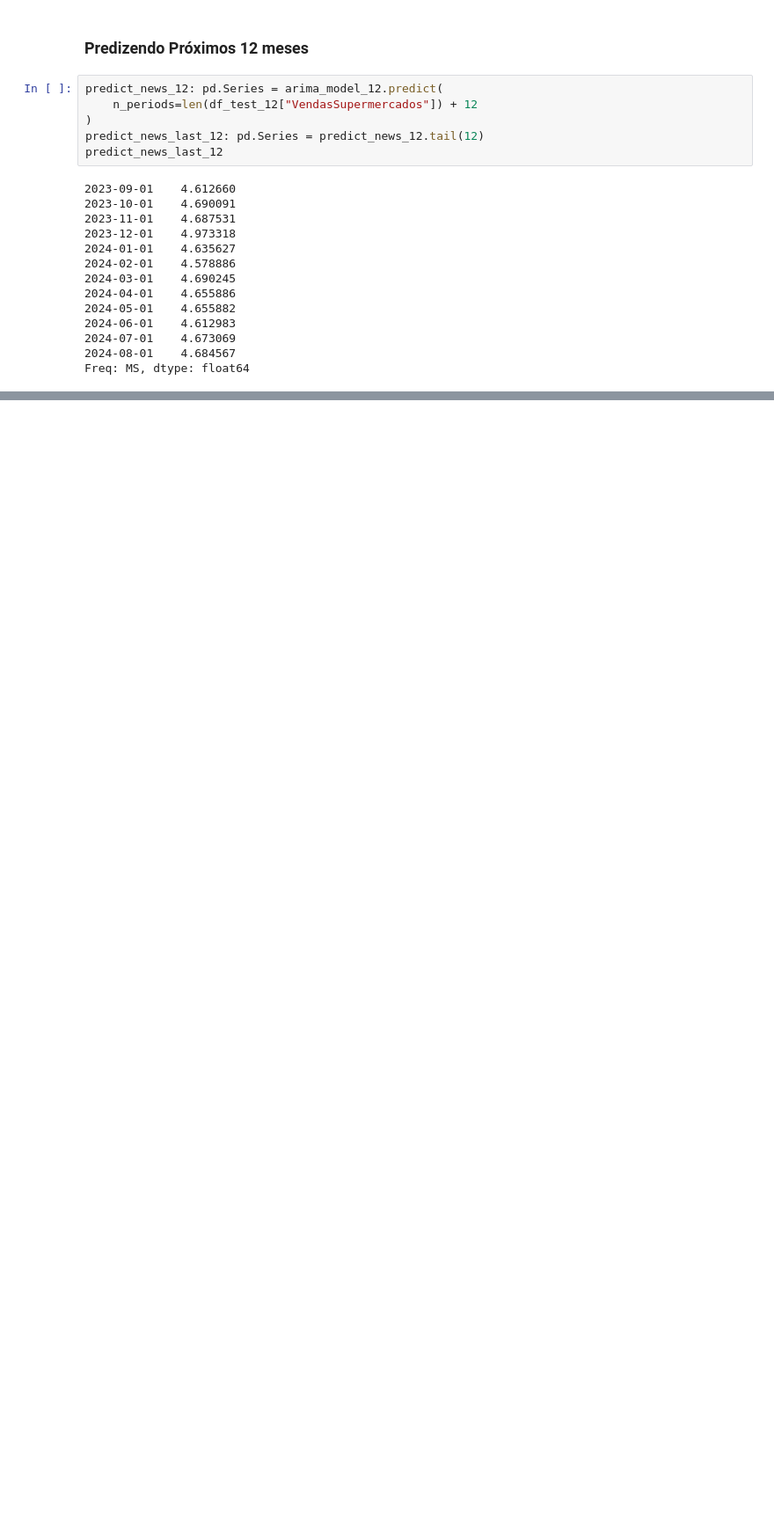
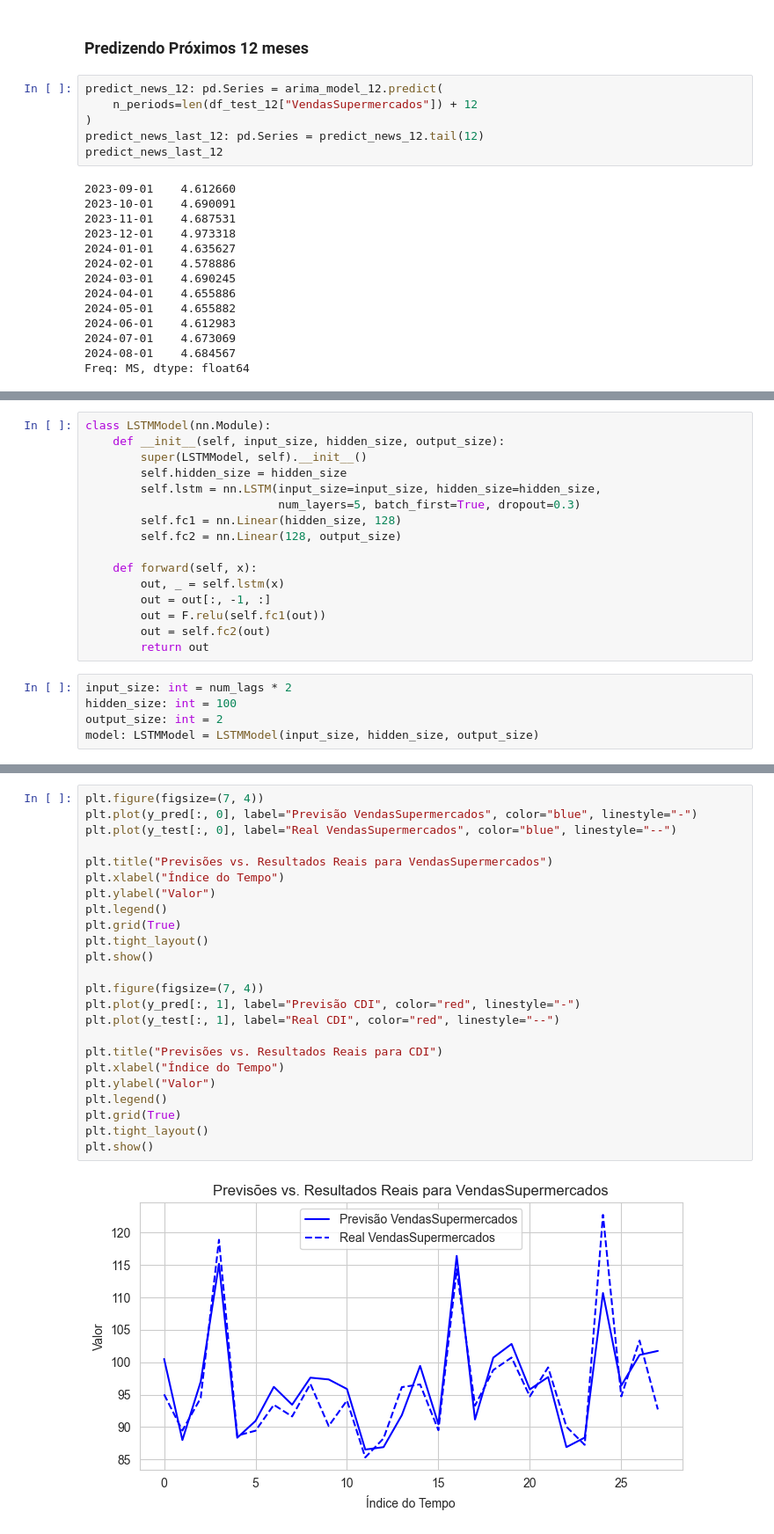
Before and after one commit to lspraciano/timeSeriesChallengeDez23, a Jupyter notebook: supermarket.ipynb, the cells around one changed output, grey strips where cells are left out. Shown at 88% size. Saved outputs shown, nothing was run; the diff lists cells and outputs as text; blank space fills up the shorter version.

```diff
--- a/supermarket.ipynb
+++ b/supermarket.ipynb
@@ -879,0 +961,21 @@ plt.show()
+# %%
+class LSTMModel(nn.Module):
+    def __init__(self, input_size, hidden_size, output_size):
+        super(LSTMModel, self).__init__()
+        self.hidden_size = hidden_size
+        self.lstm = nn.LSTM(input_size=input_size, hidden_size=hidden_size,
+                            num_layers=5, batch_first=True, dropout=0.3)
+        self.fc1 = nn.Linear(hidden_size, 128)
+        self.fc2 = nn.Linear(128, output_size)
+
+    def forward(self, x):
+        out, _ = self.lstm(x)
+        out = out[:, -1, :]
+        out = F.relu(self.fc1(out))
+        out = self.fc2(out)
+        return out
+# %%
+input_size: int = num_lags * 2
+hidden_size: int = 100
+output_size: int = 2
+model: LSTMModel = LSTMModel(input_size, hidden_size, output_size)
@@ -879,0 +1024,26 @@ plt.show()
+# %%
+plt.figure(figsize=(7, 4))
+plt.plot(y_pred[:, 0], label="Previsão VendasSupermercados", color="blue", linestyle="-")
+plt.plot(y_test[:, 0], label="Real VendasSupermercados", color="blue", linestyle="--")
+
+plt.title("Previsões vs. Resultados Reais para VendasSupermercados")
+plt.xlabel("Índice do Tempo")
+plt.ylabel("Valor")
+plt.legend()
+plt.grid(True)
+plt.tight_layout()
+plt.show()
+
+plt.figure(figsize=(7, 4))
+plt.plot(y_pred[:, 1], label="Previsão CDI", color="red", linestyle="-")
+plt.plot(y_test[:, 1], label="Real CDI", color="red", linestyle="--")
+
+plt.title("Previsões vs. Resultados Reais para CDI")
+plt.xlabel("Índice do Tempo")
+plt.ylabel("Valor")
+plt.legend()
+plt.grid(True)
+plt.tight_layout()
+plt.show()
+# %% [output]
+[figure, added]
```
Also changed, not shown: parts of 21 cells of this notebook, 2 other files.
